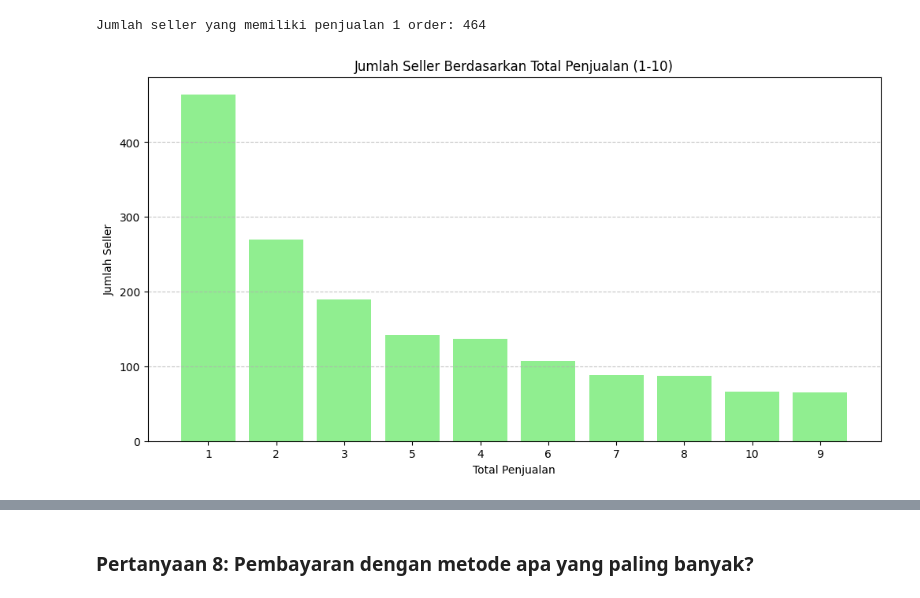
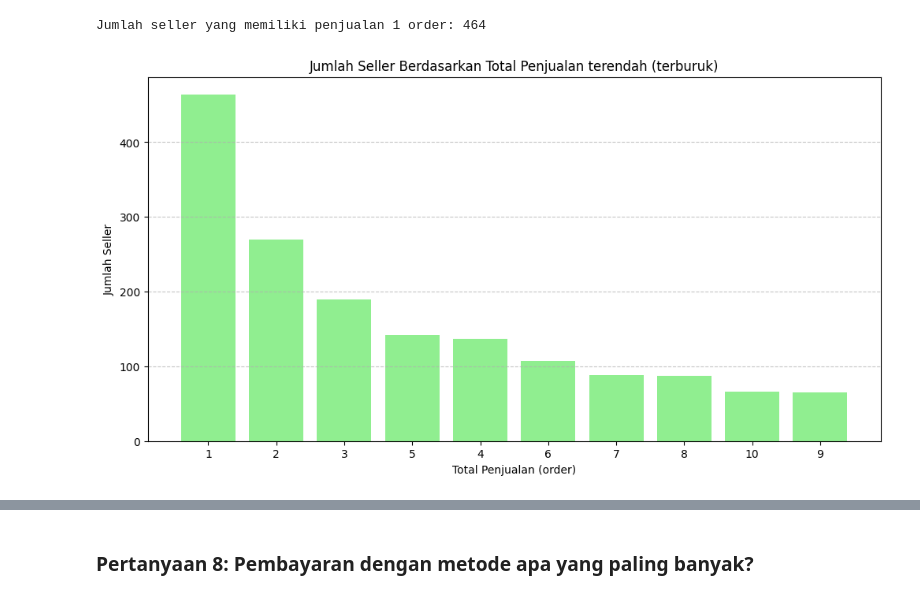
Before and after one commit to alvienandrianto/e_commerce_analysis, a Jupyter notebook: notebook.ipynb, the cells around one changed output, grey strips where cells are left out. Saved outputs shown, nothing was run; the diff lists cells and outputs as text; code cells hidden in the pictures.

```diff
--- a/notebook.ipynb
+++ b/notebook.ipynb
@@ -1534,19 +1564,19 @@ Jumlah seller yang memiliki penjualan 1 order: 464
 # %%
 # Menghitung jumlah seller berdasarkan total penjualan
 sellers_count = total_penjualan['total_penjualan'].value_counts().reset_index()
 sellers_count.columns = ['Total_Penjualan', 'Jumlah_Seller']
 
 # Mengurutkan berdasarkan total penjualan (dari 1 hingga 10)
 sellers_count = sellers_count[sellers_count['Total_Penjualan'] <= 10]
 
 # Plot grafik
 plt.figure(figsize=(12, 6))
 plt.bar(sellers_count['Total_Penjualan'].astype(str), sellers_count['Jumlah_Seller'], color='lightgreen')
-plt.xlabel('Total Penjualan')
+plt.xlabel('Total Penjualan (order)')
 plt.ylabel('Jumlah Seller')
-plt.title('Jumlah Seller Berdasarkan Total Penjualan (1-10)')
+plt.title('Jumlah Seller Berdasarkan Total Penjualan terendah (terburuk)')
 plt.xticks(rotation=0)
 plt.grid(axis='y', linestyle='--', alpha=0.7)
 plt.show()
 # %% [output]
-[figure, old version]
+[figure, new version]
```
Also changed, not shown: parts of 6 cells of this notebook.
